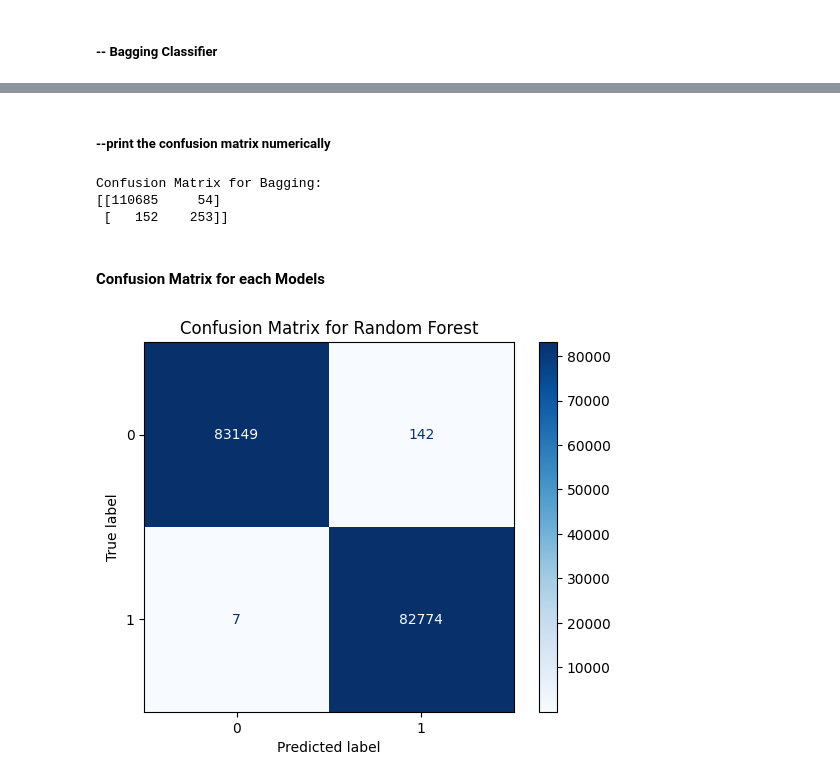
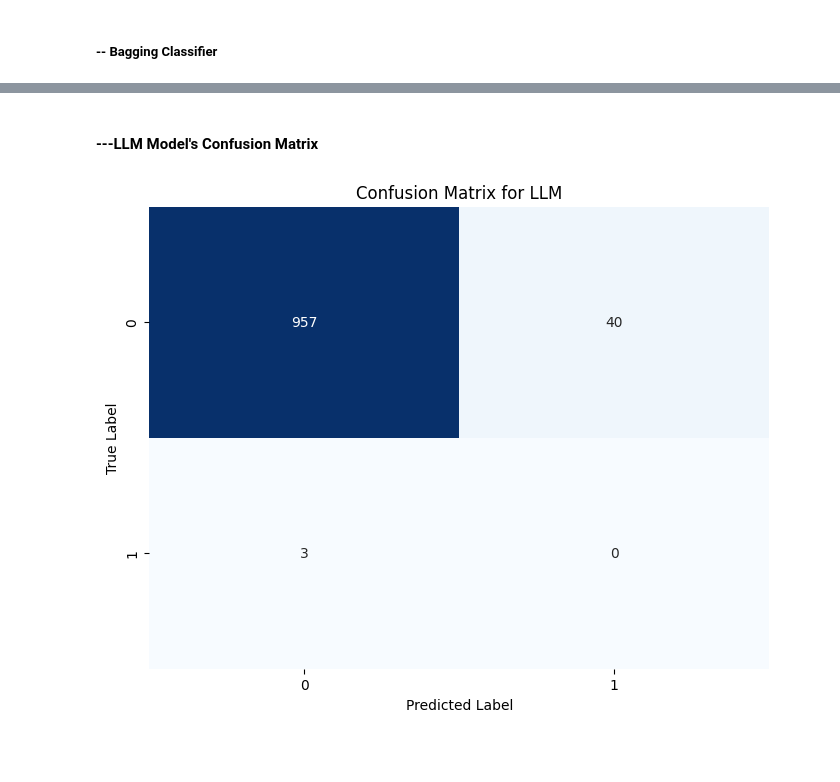
Before and after one commit to BBBB1231/DS340W-Project, a Jupyter notebook: Final Project.ipynb, the cells around one changed output, grey strips where cells are left out. Cells and saved outputs as stored; diff of their text form; code cells hidden in the pictures; blank space fills up the shorter version.

```diff
--- a/Final Project.ipynb
+++ b/Final Project.ipynb
@@ -138,0 +344,7 @@ Rows in val data :  166072
+# %%
+# Tuning cell
+X_tune = shuffle(X_val_LLM, random_state = 18).head(30)
+y_tune = shuffle(y_val2, random_state =  18).head(30)
+
+#print(X_tune)
+#print(y_tune)
@@ -138,0 +353,3 @@ Rows in val data :  166072
+# %%
+# Select a few examples for few-shot learning, including both fraudulent and non-fraudulent cases
+few_shot_examples = [(X_fs.iloc[i], y_fs.iloc[i]) for i in range(min(len(X_fs), len(y_fs)))]
@@ -138,0 +527,17 @@ Rows in val data :  166072
+# %%
+api_key = "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"
+predictions = []
+feed = shuffle(X_test_LLM, random_state = 1231).head(1000)
+target = shuffle(y_test2, random_state = 1231).head(1000)
+count = 0
+
+for index, row in feed.iterrows():
+    feature_description = features_to_text(row)
+    prompt = create_prompt(feature_description, few_shot_examples)
+    prediction = classify_with_gpt4(api_key, prompt)
+    count += 1
+    print(prediction, count)
+    predictions.append(prediction)
+
+evaluation_metrics = evaluate_model(predictions, target)
+print(evaluation_metrics)
@@ -139,3 +562,10 @@ Rows in val data :  166072
+# %%
+pred_LLM = predictions
+#print(pred_list)
+#print(len(pred_list))
+
+target_LLM = target
+#print(target_LLM)
 # %% [markdown]
 ### Other Models: RFC, SVM, ANN, Bagging Classifier
 # %% [markdown]
@@ -212,30 +732,15 @@ F1 Score of Bagging: 0.7107
-# %% [markdown]
-##### --print the confusion matrix numerically
-# %%
-print(f"Confusion Matrix for {name}:")
-print(cm)
-print("\n")
-# %% [output]
-Confusion Matrix for Bagging:
-[[110685     54]
- [   152    253]]
 # %% [markdown]
-#### Confusion Matrix for each Models
+#### ---LLM Model's Confusion Matrix
-# %%
-models = {'Random Forest': rfc, 'SVM': svm, 'ANN': ann, 'Bagging': bagging}
-
-# Train and evaluate the models, generating confusion matrices
-for name, model in models.items():
-    model.fit(X_train, y_train)  # Train model
-    y_pred = model.predict(X_val)  # Predict on validation set
-
-    # Generate confusion matrix
-    cm = confusion_matrix(y_val, y_pred)
-    disp = ConfusionMatrixDisplay(confusion_matrix=cm)
-
-    # Plotting the confusion matrix
-    disp.plot(cmap=plt.cm.Blues)
-    plt.title(f'Confusion Matrix for {name}')
-    plt.show()
-# %% [output]
-[figure, removed]
+# %%
+cm_LLM = confusion_matrix(target_LLM, pred_LLM)
+
+plt.figure(figsize=(8, 6))
+sns.heatmap(cm_LLM, annot=True, fmt='d', cmap='Blues', cbar=False)
+plt.title(f"Confusion Matrix for LLM")
+plt.xlabel('Predicted Label')
+plt.ylabel('True Label')
+plt.show()
+
+# LLM: {'accuracy': 0.957, 'precision': 0.0, 'recall': 0.0, 'f1': 0.0}
+# %% [output]
+[figure, added]
```
Also changed, not shown: parts of 68 cells of this notebook.
